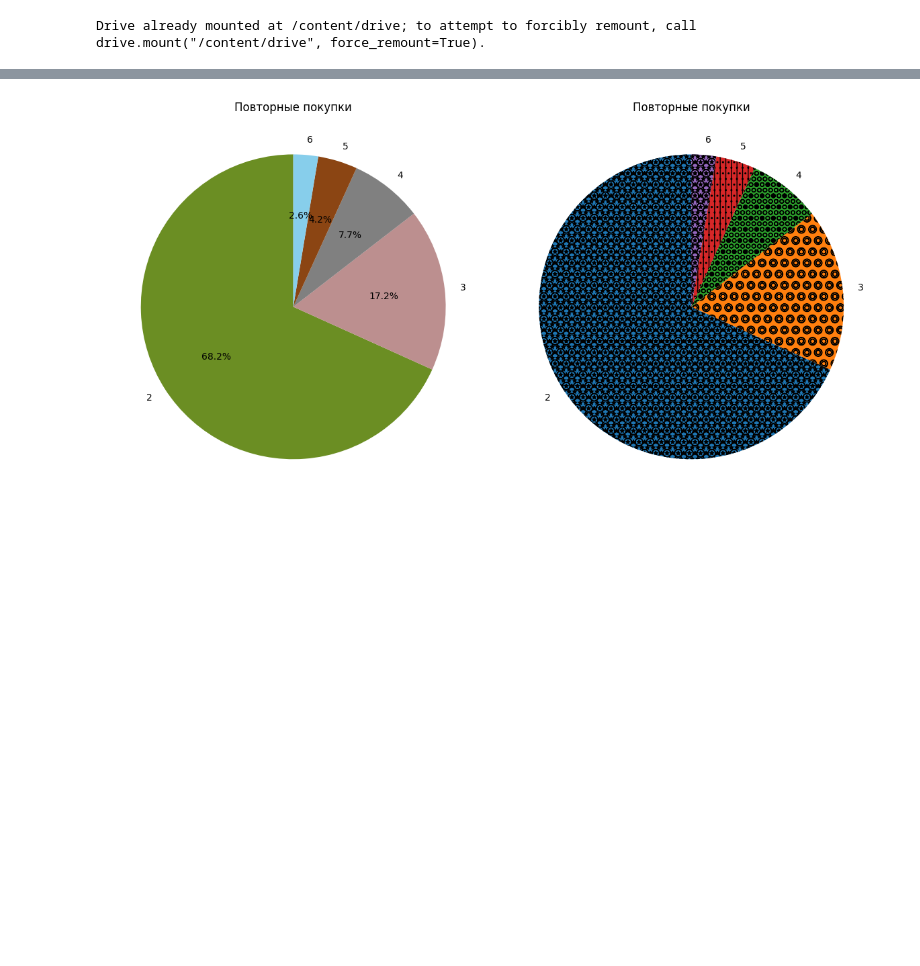
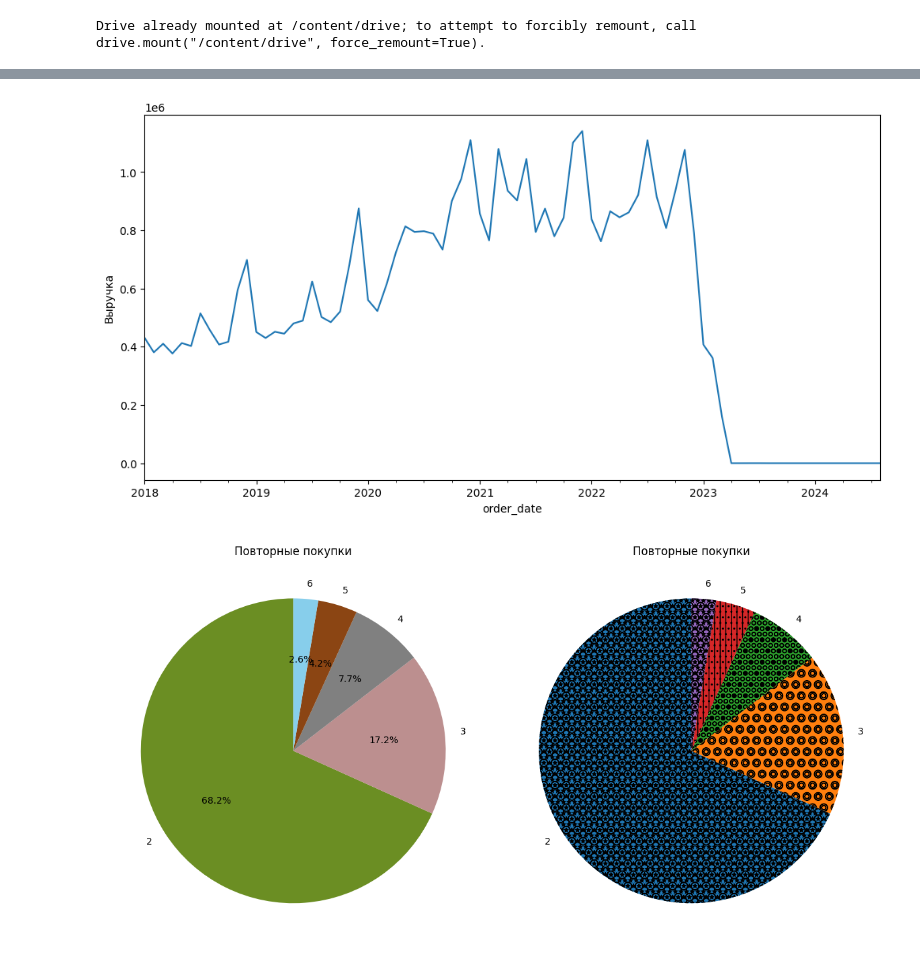
Before and after one commit to arlinrus/vkr, a Jupyter notebook: diplom.ipynb, the cells around one changed output, grey strips where cells are left out. Saved outputs shown, nothing was run; the diff lists cells and outputs as text; code cells hidden in the pictures; blank space fills up the shorter version.

```diff
--- a/diplom.ipynb
+++ b/diplom.ipynb
@@ -274,0 +196,7 @@ labels = [str(i) for i in pie_data.index]
+# %%
+plt.figure(figsize=(12,6))
+month_revenue.plot()
+plt.ylabel('Выручка')
+plt.show()
+# %% [output]
+[figure, added]
```
Also changed, not shown: parts of 89 cells of this notebook.
